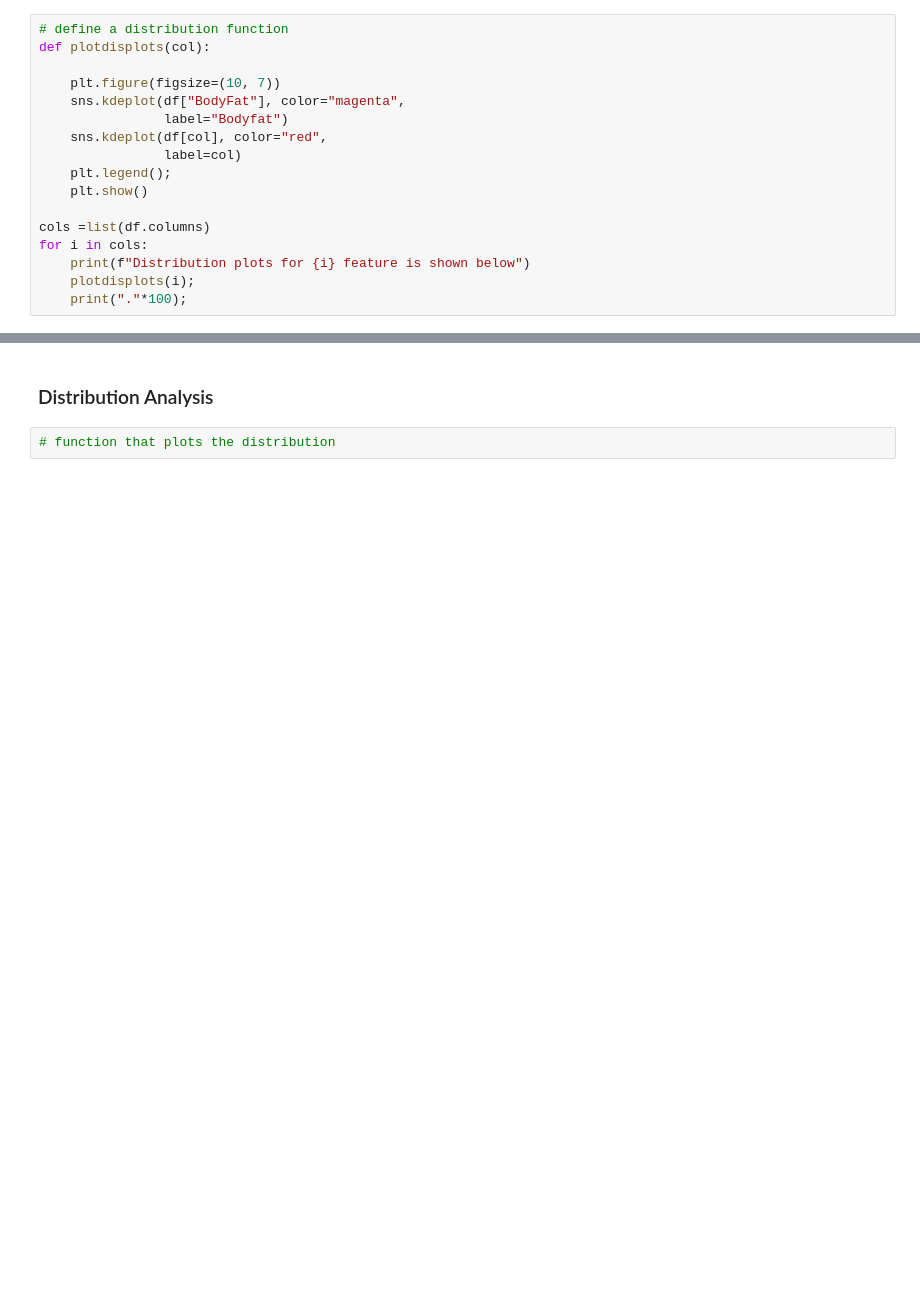
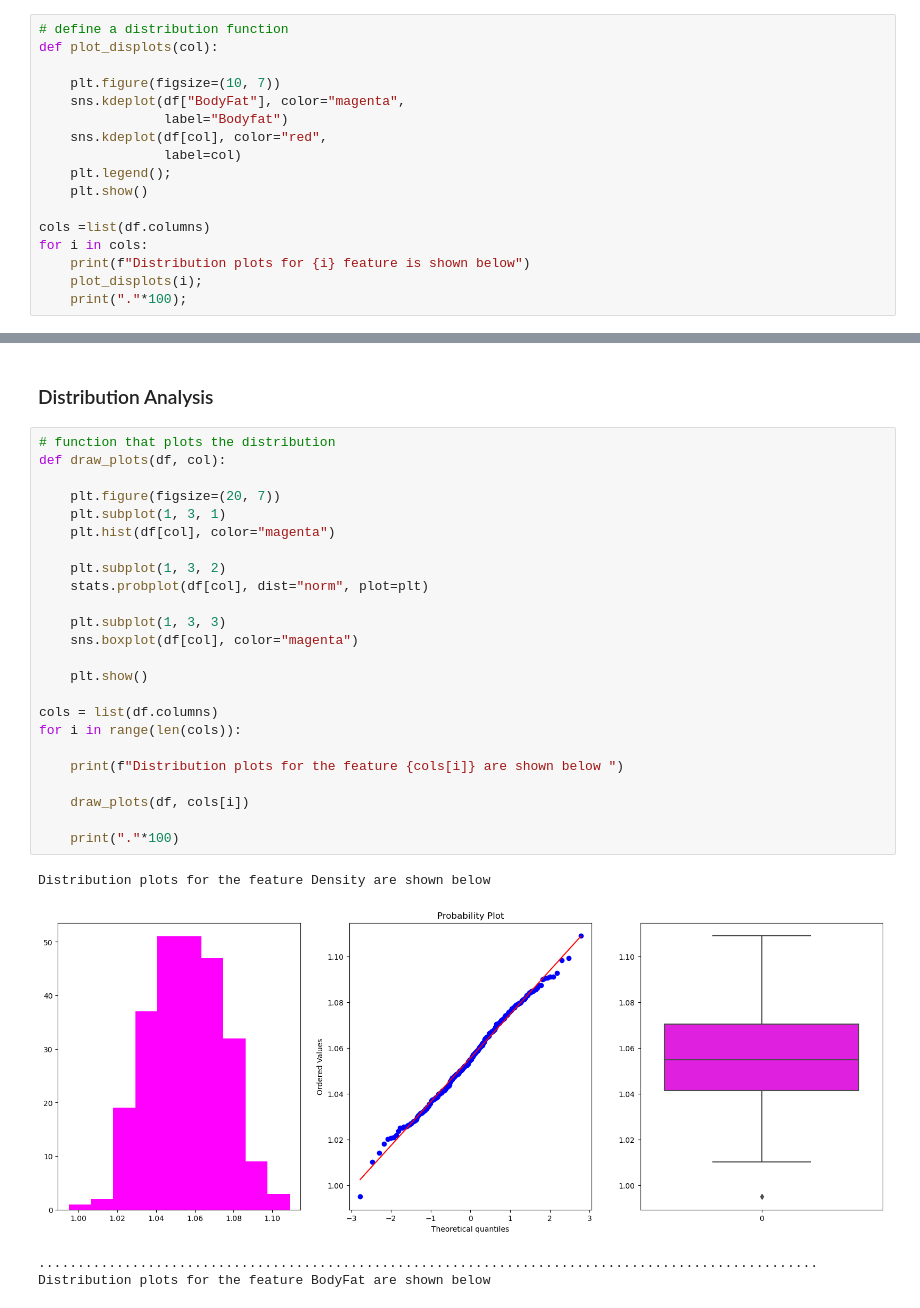
Before and after one commit to lawalsegun2025/body_fat_estimator, a Jupyter notebook: body_fat_predictor.ipynb, the cells around one changed output, grey strips where cells are left out. Saved outputs shown, nothing was run; the diff lists cells and outputs as text; blank space fills up the shorter version.

```diff
--- a/body_fat_predictor.ipynb
+++ b/body_fat_predictor.ipynb
@@ -92,7 +92,7 @@ When given numerical variables, it is important find the distribution of the var
 Below we will define a function that plots the distribution of each numerical feature against the target column (`bodyFat`)
 # %%
 # define a distribution function
-def plotdisplots(col):
+def plot_displots(col):
 
     plt.figure(figsize=(10, 7))
     sns.kdeplot(df["BodyFat"], color="magenta",
@@ -105,7 +105,7 @@ def plotdisplots(col):
 cols =list(df.columns)
 for i in cols:
     print(f"Distribution plots for {i} feature is shown below")
-    plotdisplots(i);
+    plot_displots(i);
     print("."*100);
 # %% [output]
 Distribution plots for Density feature is shown below
@@ -130,5 +130,32 @@ Distribution plots for Neck feature is shown below
 From the above plots we can see the features that have a similar Gaussian distribution as the target column which is the `BodyFat`. This distribution can help us eliminate features that may not be important in prediction the Body Fat.
 # %% [markdown]
 ### Distribution Analysis
-# %%
-# function that plots the distribution
+# %%
+# function that plots the distribution
+def draw_plots(df, col):
+
+    plt.figure(figsize=(20, 7))
+    plt.subplot(1, 3, 1)
+    plt.hist(df[col], color="magenta")
+
+    plt.subplot(1, 3, 2)
+    stats.probplot(df[col], dist="norm", plot=plt)
+
+    plt.subplot(1, 3, 3)
+    sns.boxplot(df[col], color="magenta")
+
+    plt.show()
+
+cols = list(df.columns)
+for i in range(len(cols)):
+
+    print(f"Distribution plots for the feature {cols[i]} are shown below ")
+
+    draw_plots(df, cols[i])
+
+    print("."*100)
+# %% [output]
+Distribution plots for the feature Density are shown below
+[figure, added]
+....................................................................................................
+Distribution plots for the feature BodyFat are shown below
```
Also changed, not shown: parts of 1 cell of this notebook.
